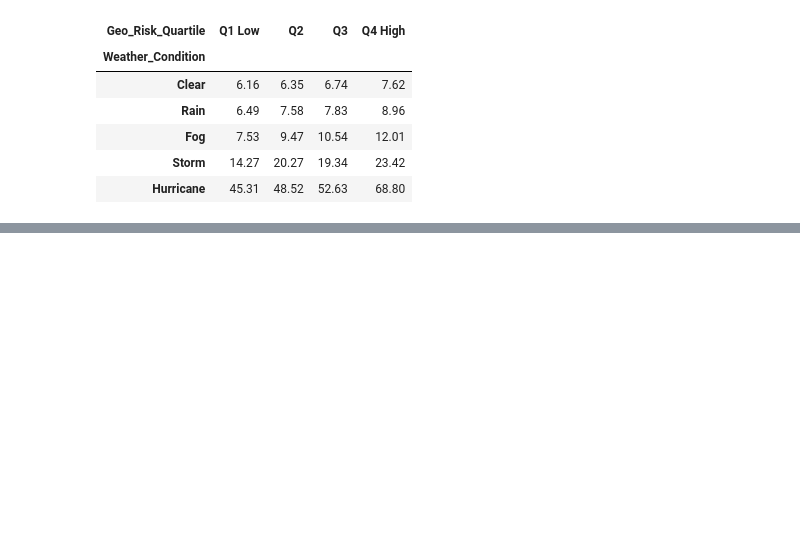
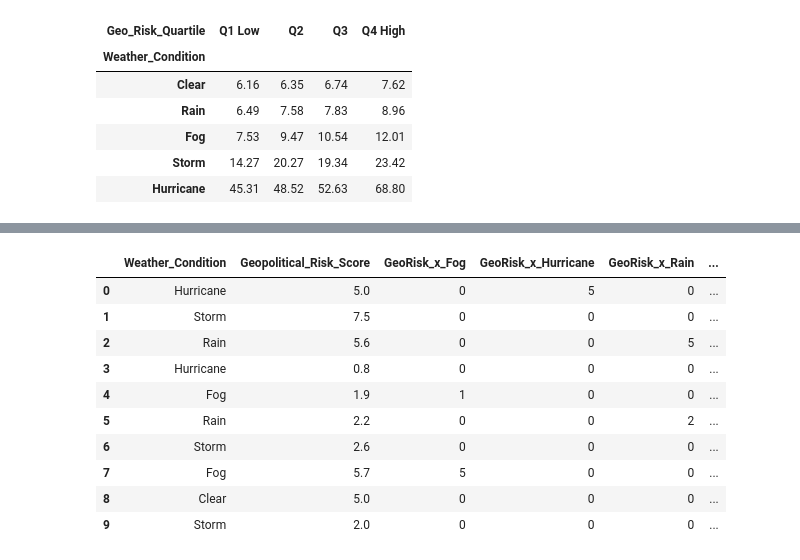
Before and after one commit to sharath1103/Global-Supply-Chain-Disruption, a Jupyter notebook: global_supply_chain_disruption.ipynb, the cells around one changed output, grey strips where cells are left out. Saved outputs shown, nothing was run; the diff lists cells and outputs as text; code cells hidden in the pictures; blank space fills up the shorter version.

```diff
--- a/global_supply_chain_disruption.ipynb
+++ b/global_supply_chain_disruption.ipynb
@@ -1140,0 +1241,39 @@ leadtime_interaction.loc[weather_order].round(2)
+# %%
+df_interaction = df.copy()
+
+weather_nonreference = [
+    "Fog",
+    "Hurricane",
+    "Rain",
+    "Storm"
+]
+
+interaction_features = []
+
+for weather in weather_nonreference:
+    column_name = f"GeoRisk_x_{weather}"
+    df_interaction[column_name] = (df_interaction["Geopolitical_Risk_Score"] * (df_interaction["Weather_Condition"] == weather)).astype(int)
+    interaction_features.append(column_name)
+
+df_interaction[
+    [
+        "Weather_Condition",
+        "Geopolitical_Risk_Score",
+        "GeoRisk_x_Fog",
+        "GeoRisk_x_Hurricane",
+        "GeoRisk_x_Rain",
+        "GeoRisk_x_Storm"
+    ]
+].head(10)
+# %% [output]
+|  | Weather_Condition | Geopolitical_Risk_Score | GeoRisk_x_Fog | GeoRisk_x_Hurricane | GeoRisk_x_Rain | ... |
+| 0 | Hurricane | 5.0 | 0 | 5 | 0 | ... |
+| 1 | Storm | 7.5 | 0 | 0 | 0 | ... |
+| 2 | Rain | 5.6 | 0 | 0 | 5 | ... |
+| 3 | Hurricane | 0.8 | 0 | 0 | 0 | ... |
+| 4 | Fog | 1.9 | 1 | 0 | 0 | ... |
+| 5 | Rain | 2.2 | 0 | 0 | 2 | ... |
+| 6 | Storm | 2.6 | 0 | 0 | 0 | ... |
+| 7 | Fog | 5.7 | 5 | 0 | 0 | ... |
+| 8 | Clear | 5.0 | 0 | 0 | 0 | ... |
+| 9 | Storm | 2.0 | 0 | 0 | 0 | ... |
```
Also changed, not shown: parts of 8 cells of this notebook.
